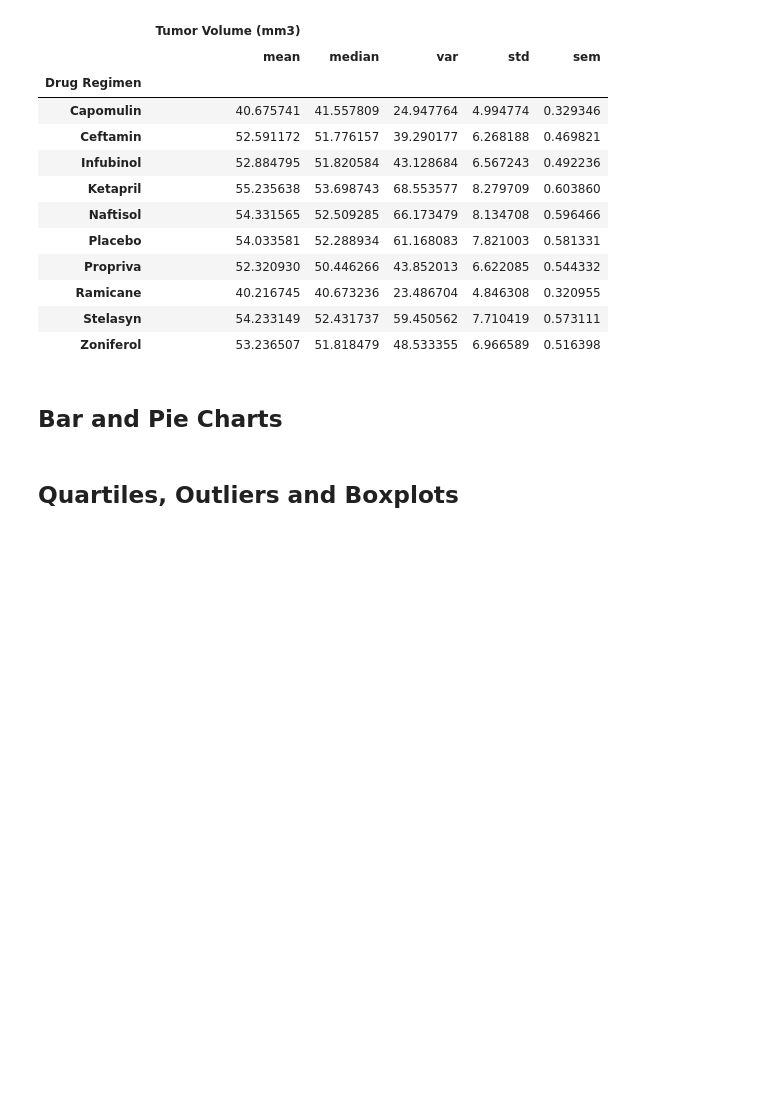
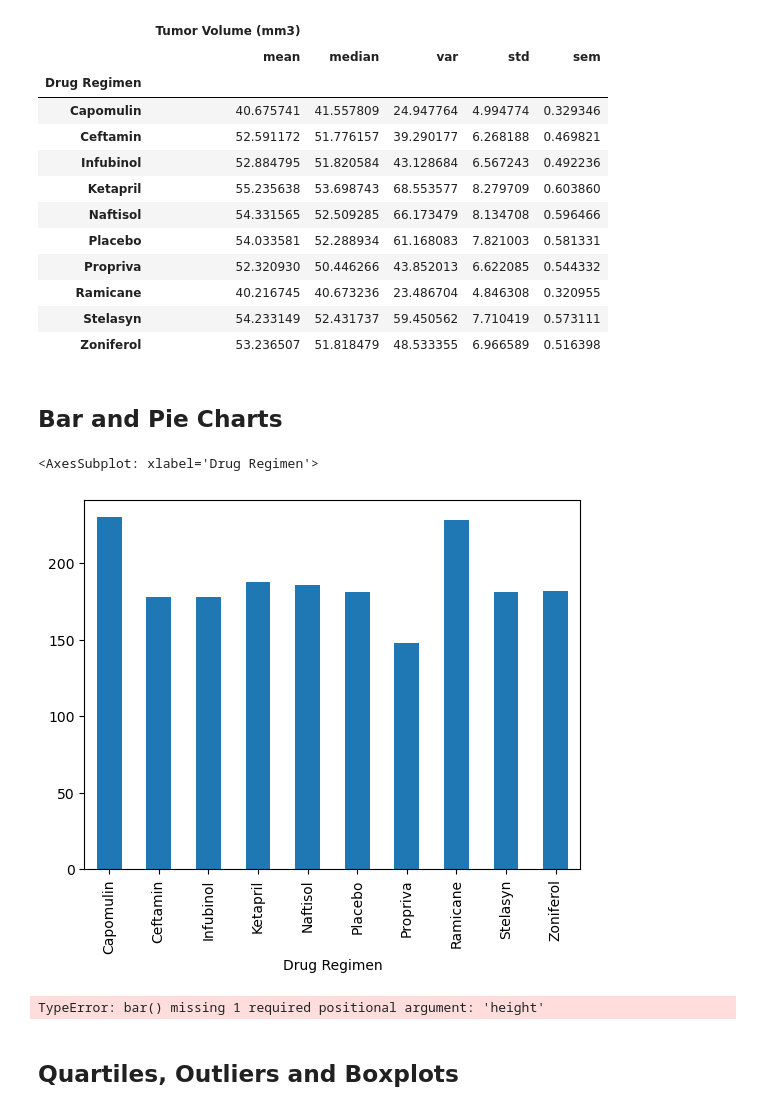
Before and after one commit to GabrielaCLopez/data-vis-challenge, a Jupyter notebook: Pymaceuticals/pymaceuticals_starter.ipynb, the cells around one changed output. Saved outputs shown, nothing was run; the diff lists cells and outputs as text; code cells hidden in the pictures; blank space fills up the shorter version.

Commit message:
pandas bar chart

```diff
--- a/Pymaceuticals/pymaceuticals_starter.ipynb
+++ b/Pymaceuticals/pymaceuticals_starter.ipynb
@@ -172,5 +172,20 @@ tumor_summary
 | Zoniferol | 53.236507 | 51.818479 | 48.533355 | 6.966589 | 0.516398 |
 # %% [markdown]
 ## Bar and Pie Charts
+# %%
+# Generate a bar plot showing the total number mice tested for each drug regimen using Pandas.
+regimen_mice_count = clean_df.groupby(['Drug Regimen']).count()['Mouse ID']
+
+regimen_mice_count
+
+regimen_mice_count.plot(kind="bar")
+# %% [output]
+<AxesSubplot: xlabel='Drug Regimen'>
+[figure, added]
 # %%
-# Generate a bar plot showing the total number of timepoints for all mice tested for each drug regimen using Pandas.
+# Generate a bar plot showing the total number of all mice tested for each drug regimen using pyplot.
+regimen_mice_count = clean_df.groupby(['Drug Regimen']).count()['Mouse ID']
+
+plt.bar(regimen_mice_count)
+# %% [output]
+TypeError: bar() missing 1 required positional argument: 'height'
```
Also changed, not shown: parts of 1 cell of this notebook.
